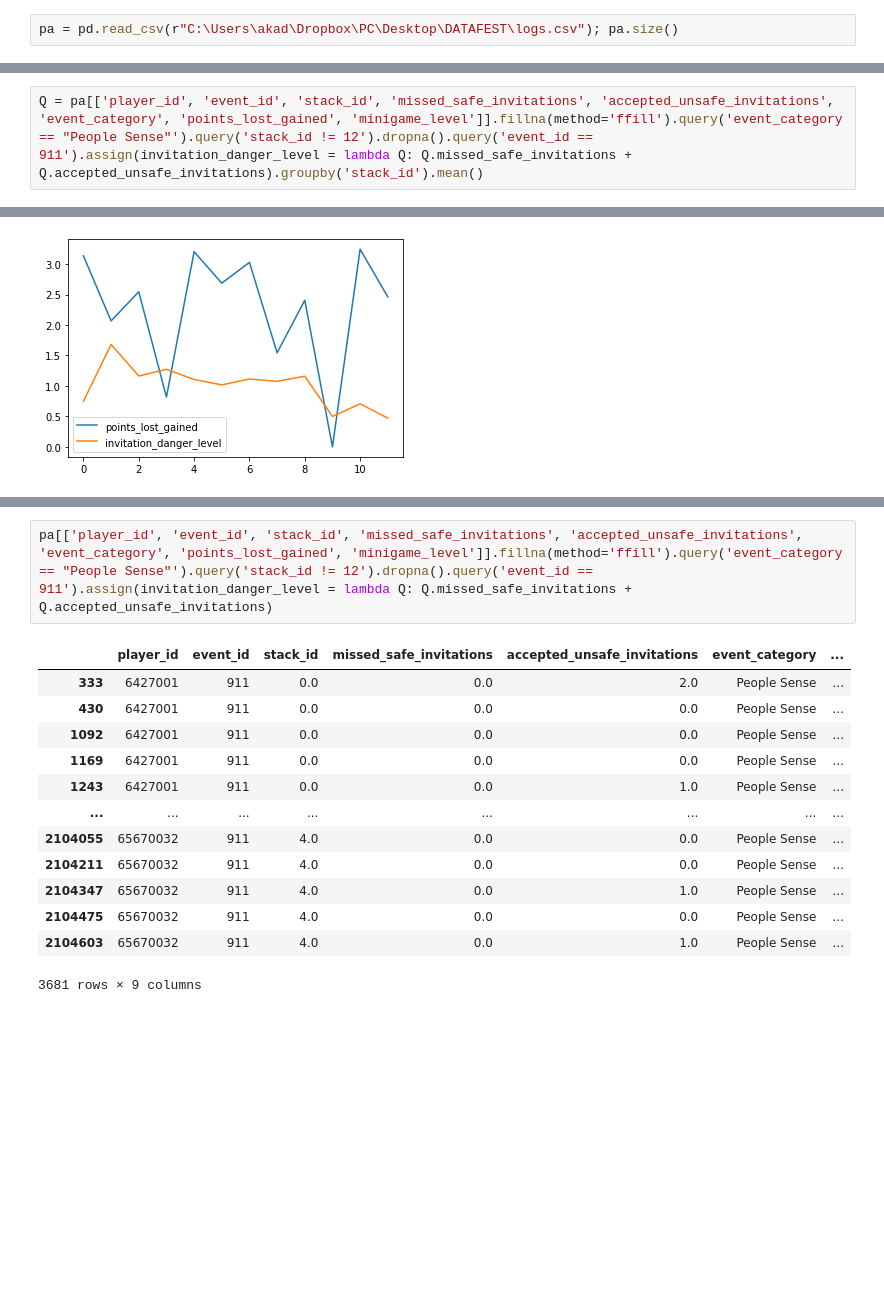
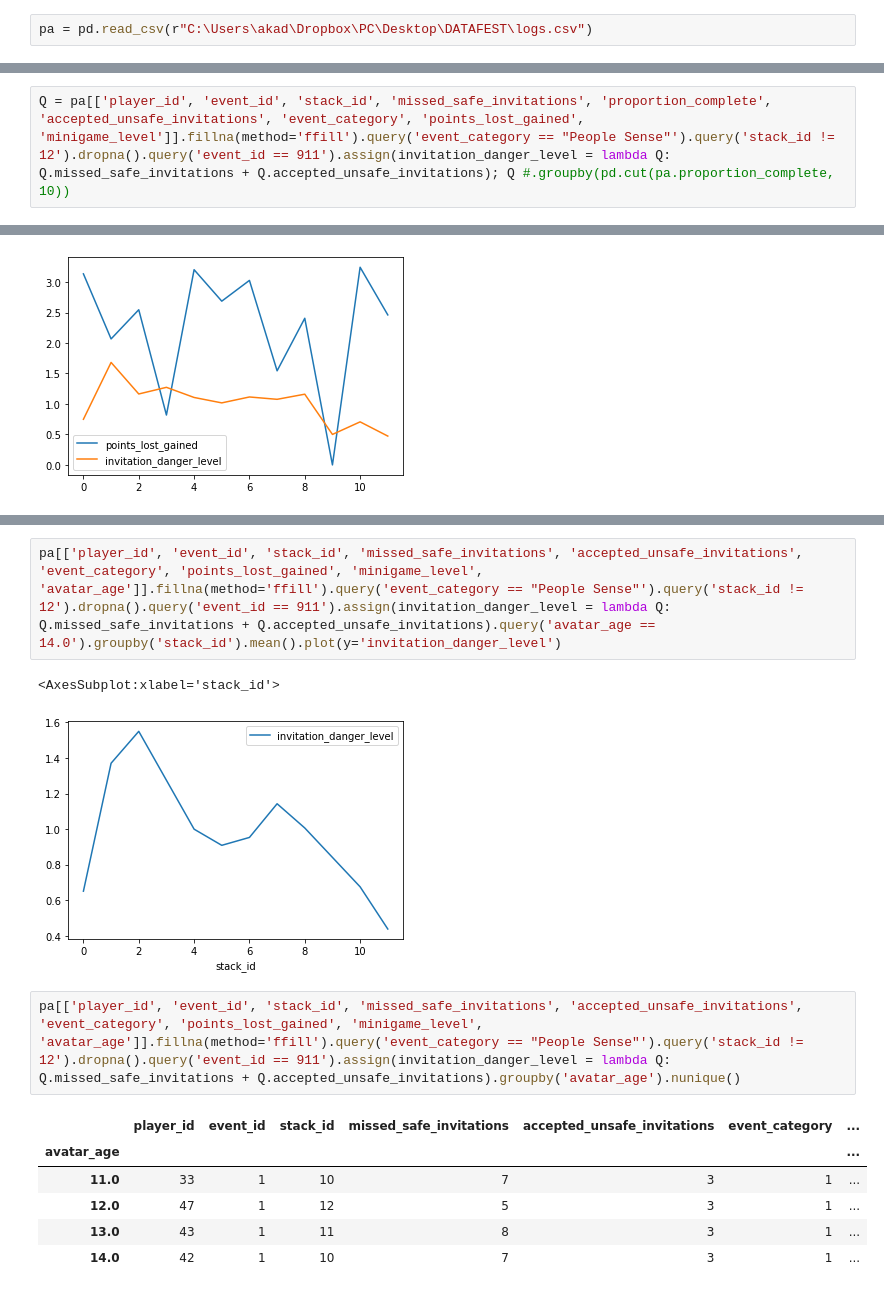
Before and after one commit to ChallaHadley/datafest, a Jupyter notebook: Akilan.ipynb, the cells around one changed output, grey strips where cells are left out. Drawn from its saved outputs; the diff is of its cells as text; blank space fills up the shorter version.

Commit message:
more graphs about people sense

```diff
--- a/Akilan.ipynb
+++ b/Akilan.ipynb
@@ -59,4 +59,4 @@ q.groupby('minigame_level').mean().reset_index().plot(x='minigame_level', y=['po
 <AxesSubplot:xlabel='minigame_level'>
 [figure]
 # %%
-pa = pd.read_csv(r"C:\Users\akad\Dropbox\PC\Desktop\DATAFEST\logs.csv"); pa.size()
+pa = pd.read_csv(r"C:\Users\akad\Dropbox\PC\Desktop\DATAFEST\logs.csv")
@@ -65,2 +63,2 @@ TypeError: 'numpy.int32' object is not callable
 # %%
-Q = pa[['player_id', 'event_id', 'stack_id', 'missed_safe_invitations', 'accepted_unsafe_invitations', 'event_category', 'points_lost_gained', 'minigame_level']].fillna(method='ffill').query('event_category == "People Sense"').query('stack_id != 12').dropna().query('event_id == 911').assign(invitation_danger_level = lambda Q: Q.missed_safe_invitations + Q.accepted_unsafe_invitations).groupby('stack_id').mean()
+Q = pa[['player_id', 'event_id', 'stack_id', 'missed_safe_invitations', 'proportion_complete', 'accepted_unsafe_invitations', 'event_category', 'points_lost_gained', 'minigame_level']].fillna(method='ffill').query('event_category == "People Sense"').query('stack_id != 12').dropna().query('event_id == 911').assign(invitation_danger_level = lambda Q: Q.missed_safe_invitations + Q.accepted_unsafe_invitations); Q #.groupby(pd.cut(pa.proportion_complete, 10))
@@ -72,16 +108,14 @@ Q.reset_index().plot(y=['points_lost_gained', 'invitation_danger_level'])
+# %%
+pa[['player_id', 'event_id', 'stack_id', 'missed_safe_invitations', 'accepted_unsafe_invitations', 'event_category', 'points_lost_gained', 'minigame_level', 'avatar_age']].fillna(method='ffill').query('event_category == "People Sense"').query('stack_id != 12').dropna().query('event_id == 911').assign(invitation_danger_level = lambda Q: Q.missed_safe_invitations + Q.accepted_unsafe_invitations).query('avatar_age == 14.0').groupby('stack_id').mean().plot(y='invitation_danger_level')
+# %% [output]
+<AxesSubplot:xlabel='stack_id'>
+[figure, added]
 # %%
-pa[['player_id', 'event_id', 'stack_id', 'missed_safe_invitations', 'accepted_unsafe_invitations', 'event_category', 'points_lost_gained', 'minigame_level']].fillna(method='ffill').query('event_category == "People Sense"').query('stack_id != 12').dropna().query('event_id == 911').assign(invitation_danger_level = lambda Q: Q.missed_safe_invitations + Q.accepted_unsafe_invitations)
+pa[['player_id', 'event_id', 'stack_id', 'missed_safe_invitations', 'accepted_unsafe_invitations', 'event_category', 'points_lost_gained', 'minigame_level', 'avatar_age']].fillna(method='ffill').query('event_category == "People Sense"').query('stack_id != 12').dropna().query('event_id == 911').assign(invitation_danger_level = lambda Q: Q.missed_safe_invitations + Q.accepted_unsafe_invitations).groupby('avatar_age').nunique()
 # %% [output]
 |  | player_id | event_id | stack_id | missed_safe_invitations | accepted_unsafe_invitations | event_category | ... |
-| 333 | 6427001 | 911 | 0.0 | 0.0 | 2.0 | People Sense | ... |
-| 430 | 6427001 | 911 | 0.0 | 0.0 | 0.0 | People Sense | ... |
-| 1092 | 6427001 | 911 | 0.0 | 0.0 | 0.0 | People Sense | ... |
-| 1169 | 6427001 | 911 | 0.0 | 0.0 | 0.0 | People Sense | ... |
-| 1243 | 6427001 | 911 | 0.0 | 0.0 | 1.0 | People Sense | ... |
-| ... | ... | ... | ... | ... | ... | ... | ... |
-| 2104055 | 65670032 | 911 | 4.0 | 0.0 | 0.0 | People Sense | ... |
-| 2104211 | 65670032 | 911 | 4.0 | 0.0 | 0.0 | People Sense | ... |
-| 2104347 | 65670032 | 911 | 4.0 | 0.0 | 1.0 | People Sense | ... |
-| 2104475 | 65670032 | 911 | 4.0 | 0.0 | 0.0 | People Sense | ... |
-| 2104603 | 65670032 | 911 | 4.0 | 0.0 | 1.0 | People Sense | ... |
+| avatar_age |  |  |  |  |  |  | ... |
+| 11.0 | 33 | 1 | 10 | 7 | 3 | 1 | ... |
+| 12.0 | 47 | 1 | 12 | 5 | 3 | 1 | ... |
+| 13.0 | 43 | 1 | 11 | 8 | 3 | 1 | ... |
+| 14.0 | 42 | 1 | 10 | 7 | 3 | 1 | ... |
-3681 rows × 9 columns
```
Also changed, not shown: parts of 17 cells of this notebook, 6 other files.
